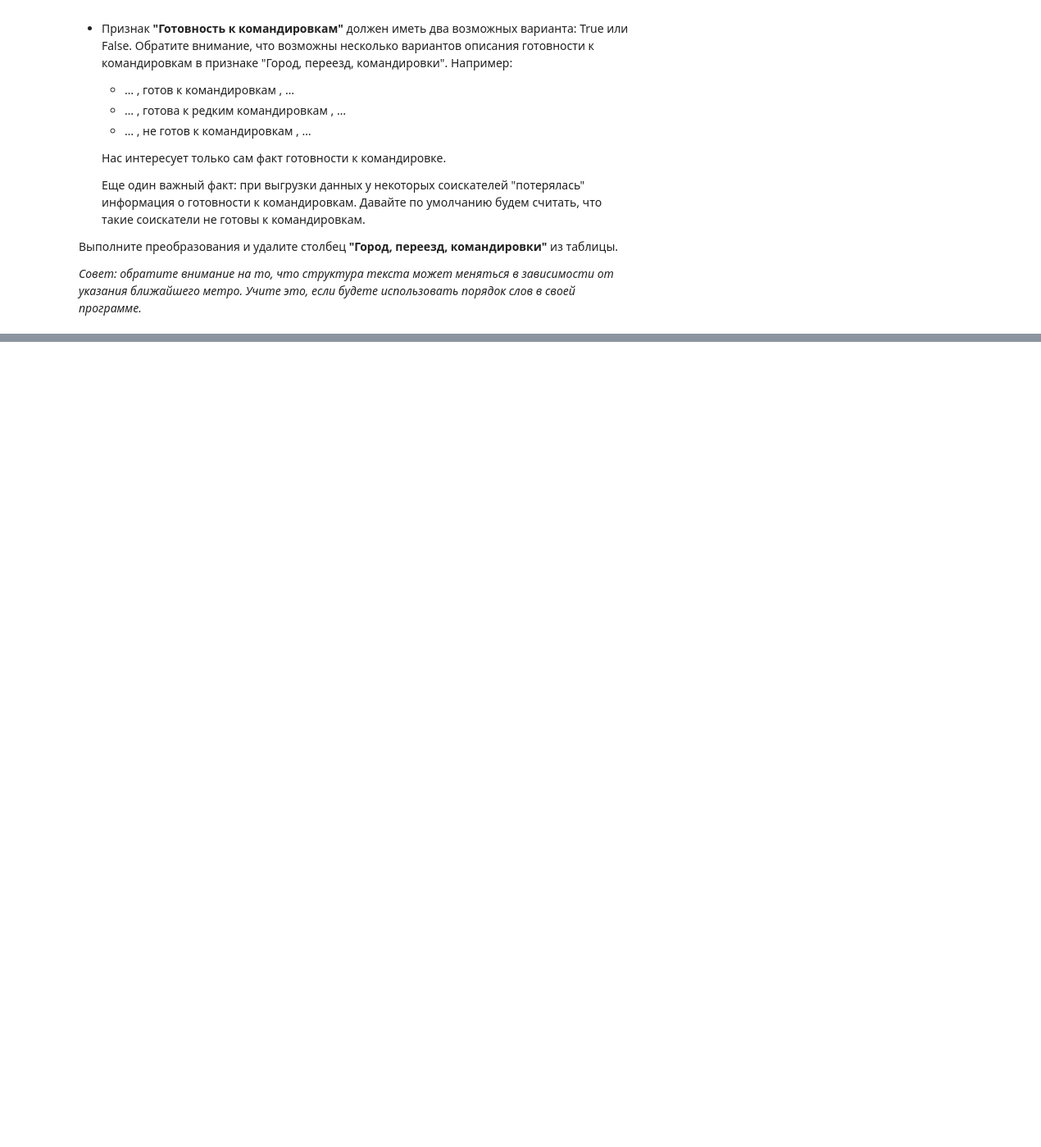
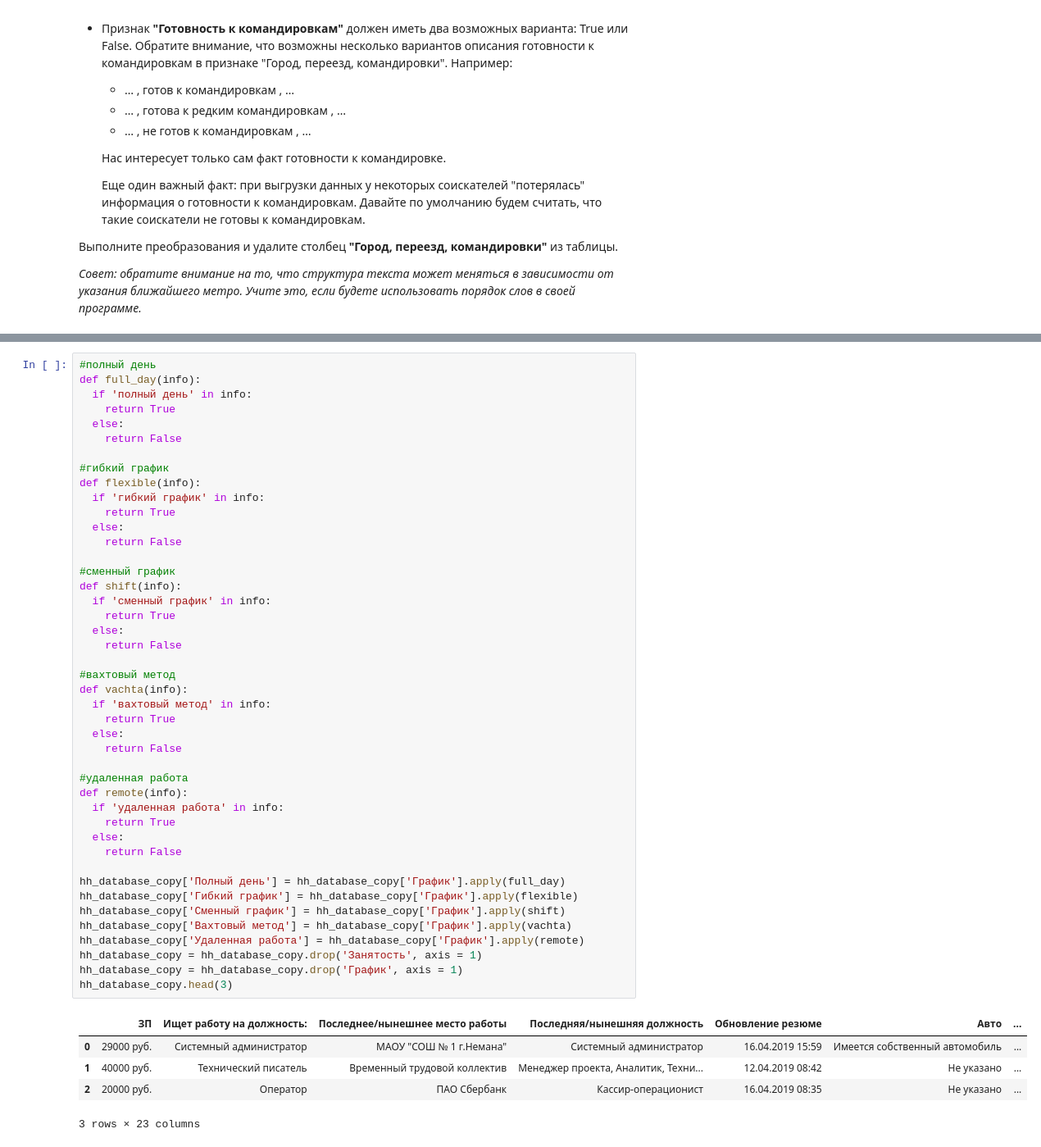
Before and after one commit to rostovcevartem209/hh_database, a Jupyter notebook: hh_database_project.ipynb, the cells around one changed output, grey strips where cells are left out. Shown at 82% size. Drawn from its saved outputs; the diff is of its cells as text; blank space fills up the shorter version.

```diff
--- a/hh_database_project.ipynb
+++ b/hh_database_project.ipynb
@@ -298,3 +320,53 @@ hh_database_copy.head(3)
+# %%
+#полный день
+def full_day(info):
+  if 'полный день' in info:
+    return True
+  else:
+    return False
+
+#гибкий график
+def flexible(info):
+  if 'гибкий график' in info:
+    return True
+  else:
+    return False
+
+#сменный график
+def shift(info):
+  if 'сменный график' in info:
+    return True
+  else:
+    return False
+
+#вахтовый метод
+def vachta(info):
+  if 'вахтовый метод' in info:
+    return True
+  else:
+    return False
+
+#удаленная работа
+def remote(info):
+  if 'удаленная работа' in info:
+    return True
+  else:
+    return False
+
+hh_database_copy['Полный день'] = hh_database_copy['График'].apply(full_day)
+hh_database_copy['Гибкий график'] = hh_database_copy['График'].apply(flexible)
+hh_database_copy['Сменный график'] = hh_database_copy['График'].apply(shift)
+hh_database_copy['Вахтовый метод'] = hh_database_copy['График'].apply(vachta)
+hh_database_copy['Удаленная работа'] = hh_database_copy['График'].apply(remote)
+hh_database_copy = hh_database_copy.drop('Занятость', axis = 1)
+hh_database_copy = hh_database_copy.drop('График', axis = 1)
+hh_database_copy.head(3)
+# %% [output]
+|  | ЗП | Ищет работу на должность: | Последнее/нынешнее место работы | Последняя/нынешняя должность | Обновление резюме | Авто | ... |
+| 0 | 29000 руб. | Системный администратор | МАОУ "СОШ № 1 г.Немана" | Системный администратор | 16.04.2019 15:59 | Имеется собственный автомобиль | ... |
+| 1 | 40000 руб. | Технический писатель | Временный трудовой коллектив | Менеджер проекта, Аналитик, Техни... | 12.04.2019 08:42 | Не указано | ... |
+| 2 | 20000 руб. | Оператор | ПАО Сбербанк | Кассир-операционист | 16.04.2019 08:35 | Не указано | ... |
+3 rows × 23 columns
 # %% [markdown]
 6. (2 балла) Наконец, мы добрались до самого главного и самого важного - признака заработной платы **"ЗП"**.
 В чем наша беда? В том, что помимо желаемой заработной платы соискатель указывает валюту, в которой он бы хотел ее получать, например:
```
Also changed, not shown: parts of 3 cells of this notebook.
